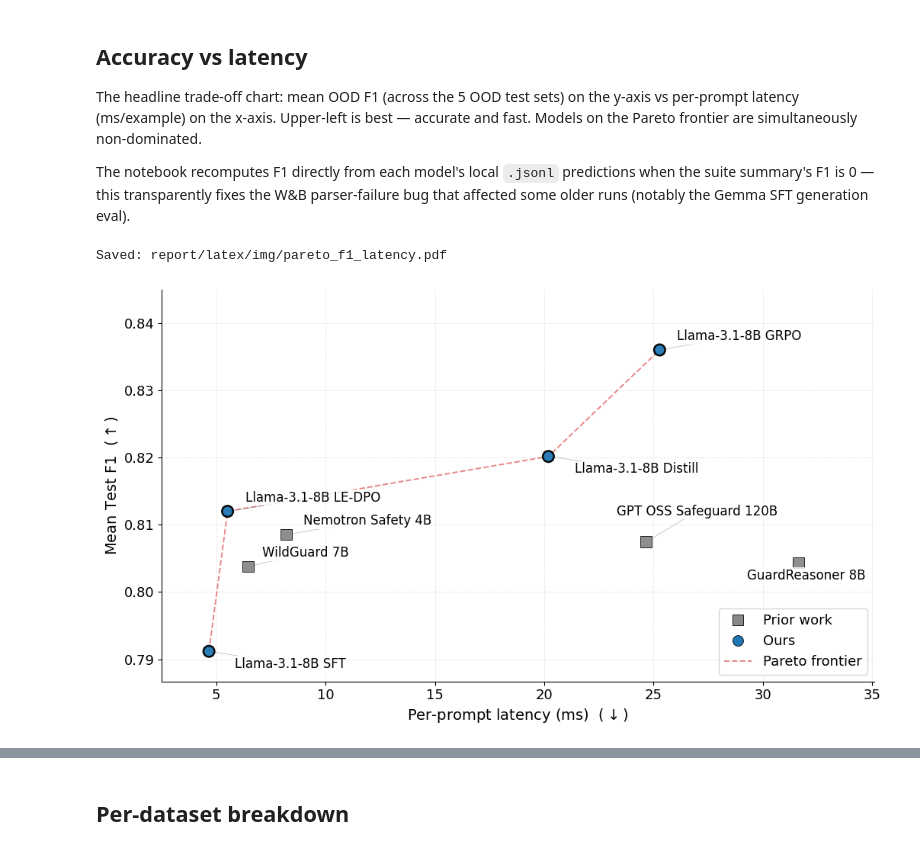
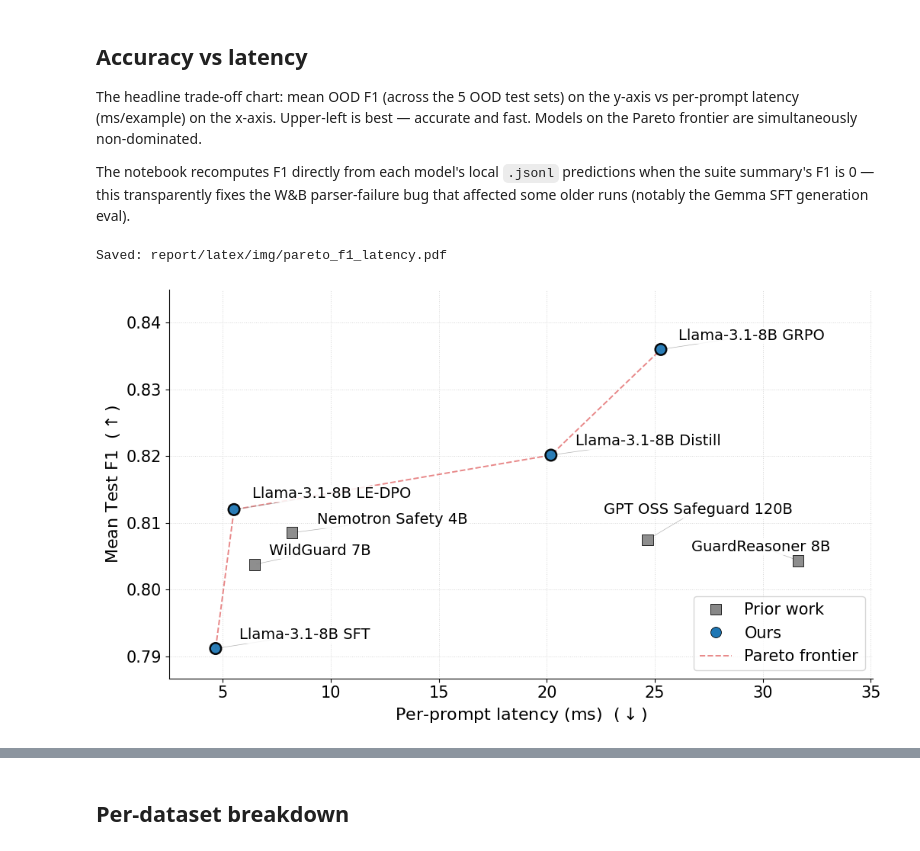
Before and after one commit to Jazhyc/aims-safety-classification, a Jupyter notebook: notebooks/baselines/eval_suite_timing.ipynb, the cells around one changed output, grey strips where cells are left out. Cells and saved outputs as stored; diff of their text form; code cells hidden in the pictures.

```diff
--- a/notebooks/baselines/eval_suite_timing.ipynb
+++ b/notebooks/baselines/eval_suite_timing.ipynb
@@ -366,10 +366,10 @@ GROUP_STYLE = {
 
 # Font sizes — bumped so the figure remains readable when rendered at single-column
 # width in the paper. Keep them consistent across labels / ticks / legend / annotations.
-LABEL_FONTSIZE = 14
-TICK_FONTSIZE = 13
-ANNOT_FONTSIZE = 12
-LEGEND_FONTSIZE = 13
+LABEL_FONTSIZE = 16
+TICK_FONTSIZE = 15
+ANNOT_FONTSIZE = 14
+LEGEND_FONTSIZE = 15
 
 # Post-adjust label overrides (absolute axis coords). GPT OSS Safeguard 120B
 # sits in a tight cluster (Llama Distill above-left, GuardReasoner right,
@@ -484,34 +484,34 @@ plt.tight_layout()
 
 # Symmetric save bbox: pad whichever side is shorter so the axes' horizontal
 # centre sits at the centre of the saved PDF. Without this the y-axis label +
 # tick labels protrude to the left, so a LaTeX caption underneath would look
 # off-centre relative to the data area.
 fig.canvas.draw()
 renderer = fig.canvas.get_renderer()
 tight_bbox = fig.get_tightbbox(renderer)  # inches
 ax_disp = ax.get_window_extent(renderer)
 inv = fig.dpi_scale_trans.inverted()
 ax_x0_in, _ = inv.transform((ax_disp.x0, 0))
 ax_x1_in, _ = inv.transform((ax_disp.x1, 0))
 ax_cx = (ax_x0_in + ax_x1_in) / 2
 half_w = max(ax_cx - tight_bbox.x0, tight_bbox.x1 - ax_cx)
 sym_bbox = Bbox.from_extents(ax_cx - half_w, tight_bbox.y0,
                              ax_cx + half_w, tight_bbox.y1)
 
 fig_out = REPO / 'report' / 'latex' / 'img' / 'pareto_f1_latency.pdf'
 fig_out.parent.mkdir(parents=True, exist_ok=True)
 fig.savefig(fig_out, bbox_inches=sym_bbox)
 print(f'Saved: {fig_out.relative_to(REPO)}')
 
 plt.show()
 
 # Numeric companion
 scatter_df[['model', 'group', 'kind', 'mean_ood_f1', 'ms_per_example', 'tokens_per_example', 'on_frontier']]\
     .sort_values('mean_ood_f1', ascending=False)\
     .round({'mean_ood_f1': 4, 'ms_per_example': 2, 'tokens_per_example': 1})
 # %% [output]
 Saved: report/latex/img/pareto_f1_latency.pdf
-[figure, old version]
+[figure, new version]
 |  | model | group | kind | mean_ood_f1 | ms_per_example | tokens_per_example | on_frontier |
 | 6 | Llama-3.1-8B GRPO | ours | reasoning + intent (GRPO) | 0.8360 | 25.28 | 193.5 | True |
 | 7 | Llama-3.1-8B Distill | ours | reasoning + synthetic_intent | 0.8202 | 20.19 | 144.3 | True |
```
